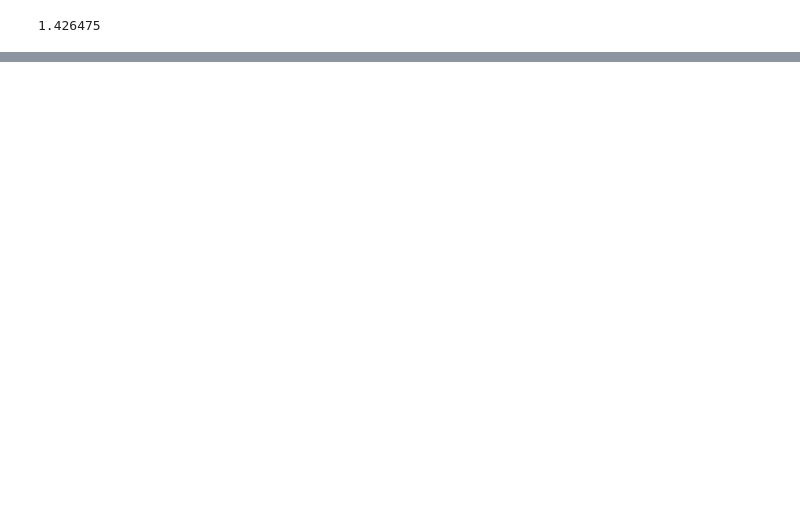
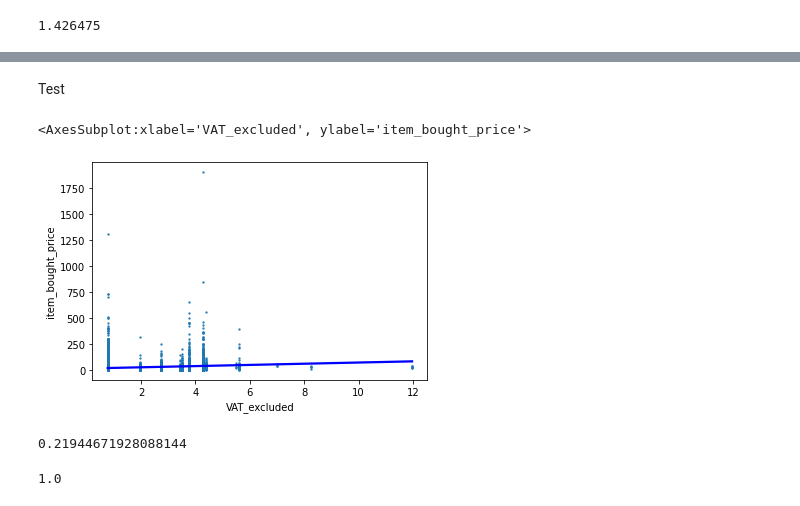
Before and after one commit to Justelei/Python_mokymai, a Jupyter notebook: companies.ipynb, the cells around one changed output, grey strips where cells are left out. Drawn from its saved outputs; the diff is of its cells as text; code cells hidden in the pictures; blank space fills up the shorter version.

Commit message:
naujas

```diff
--- a/companies.ipynb
+++ b/companies.ipynb
@@ -392,7 +371,5 @@ print(cost_heavy_large['gmv'].sum())
 515.0
 # %% [markdown]
 ### Profit
-# %%
-naujas['profit'] = naujas['gmv'] - naujas['VAT_excluded'] - naujas['cost']
 # %%
 naujas.to_excel('naujas.xlsx')
@@ -422,2 +375,0 @@ print(profit_heavy_large['profit'].sum())
-# %%
-naujas['item_bought_price'] = naujas['gmv'] - naujas['VAT_excluded']
@@ -489,0 +452,2 @@ naujas['pelnas'].sum()
+# %%
+naujas['pelnas1'] = naujas['gmv'] - naujas['item_bought_price'] - naujas['amount']
@@ -505,0 +578,2 @@ invoice_sent_heavy_large['amount'].mean()
+# %% [markdown]
+Test
@@ -505,0 +586,13 @@ invoice_sent_heavy_large['amount'].mean()
+# %%
+sns.regplot(data=naujas, x='VAT_excluded', y='item_bought_price', scatter_kws={"s": 2}, line_kws={'color': 'blue'})
+# %% [output]
+<AxesSubplot:xlabel='VAT_excluded', ylabel='item_bought_price'>
+[figure, added]
+# %%
+naujas['amount'].corr(naujas[''])
+# %% [output]
+0.21944671928088144
+# %%
+naujas[''].corr(naujas['VAT_excluded'])
+# %% [output]
+1.0
```
Also changed, not shown: parts of 41 cells of this notebook.
